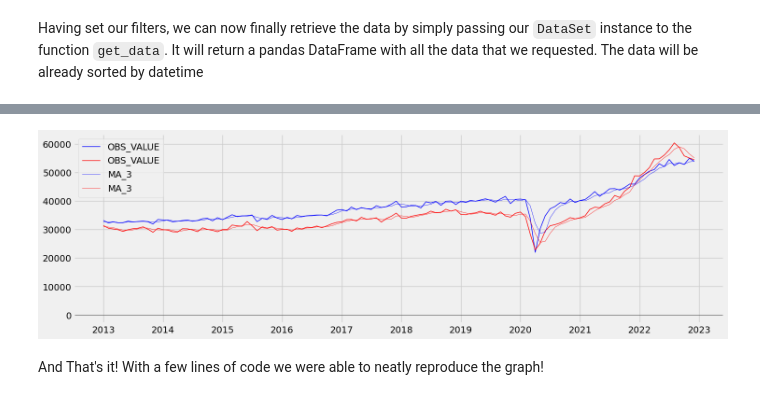
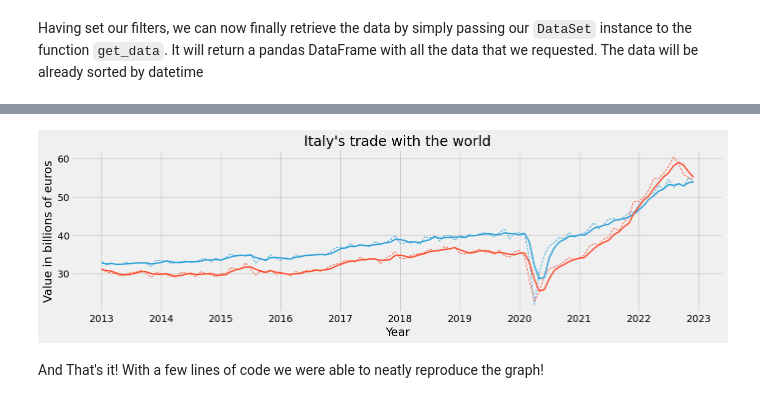
Before and after one commit to Attol8/istatapi, a Jupyter notebook: _examples/_International_Trade.ipynb, the cells around one changed output, grey strips where cells are left out. Cells and saved outputs as stored; diff of their text form; code cells hidden in the pictures.

```diff
--- a/_examples/_International_Trade.ipynb
+++ b/_examples/_International_Trade.ipynb
@@ -11,6 +11,8 @@ import pandas as pd
 # set matplotlib themes
 plt.style.use('fivethirtyeight')
 plt.rcParams['figure.figsize'] = [16, 5]
+#fiveThirtyEight palette
+colors = ['#30a2da', '#fc4f30', '#e5ae38', '#6d904f', '#8b8b8b']
 # %% [markdown]
 The graph we are trying to reproduce is about imports and exports. With `istatapi` we can search through all the available datasets by simply using the following function:
 # %%
@@ -84,45 +86,56 @@ trade_df["TIPO_DATO"] = trade_df["TIPO_DATO"].replace(
 # %%
 # Plot the data
 after_2013 = trade_df["TIME_PERIOD"] >= "2013"
 is_ESAV = trade_df["TIPO_DATO"] == "Exports"
 is_ISAV = trade_df["TIPO_DATO"] == "Imports"
 
-exports = trade_df[is_ESAV & after_2013].rename(columns={"OBS_VALUE": "Exports", "MA_3": "MA_3_Export"})
-imports = trade_df[is_ISAV & after_2013].rename(columns={"OBS_VALUE": "Imports", "MA_3": "MA_3_Import"})
+exports = trade_df[is_ESAV & after_2013].rename(columns={"OBS_VALUE": "Exports", "MA_3": "Exports - three months moving average"})
+imports = trade_df[is_ISAV & after_2013].rename(columns={"OBS_VALUE": "Imports", "MA_3": "Imports - three months moving average"})
 
 plt.plot(
     "TIME_PERIOD",
-    "OBS_VALUE",
+    "Exports",
     data=exports,
     marker="",
+    linestyle="dashed",
+    color = colors[0],
     linewidth=1
 )
 plt.plot(
     "TIME_PERIOD",
-    "OBS_VALUE",
+    "Imports",
     data=imports,
     marker="",
+    linestyle="dashed",
+    color = colors[1],
     linewidth=1
 )
 plt.plot(
     "TIME_PERIOD",
-    "MA_3",
+    "Exports - three months moving average",
     data=exports,
-    marker="",
-    linewidth=0.5
+    color = colors[0],
+    linewidth=2
 )
 plt.plot(
     "TIME_PERIOD",
-    "MA_3",
+    "Imports - three months moving average",
     data=imports,
     marker="",
-    linewidth=0.5
+    color = colors[1],
+    linewidth=2
 )
 
-plt.axhline(y=100, color="black", linewidth=0.5, linestyle="-")
-plt.legend()
-plt.rcParams["figure.figsize"] = (15, 4)
+# add a title
+plt.title("Italy's trade with the world")
+
+# add a label to the x axis
+plt.xlabel("Year")
+
+# turn y scale from millions to billions (divide by a 1000), and add a label
+plt.ylabel("Value in billions of euros")
+plt.gca().yaxis.set_major_formatter(plt.FuncFormatter(lambda x, loc: "{:,}".format(int(x/1000))))
 # %% [output]
-[figure, old version]
+[figure, new version]
 # %% [markdown]
 And That's it! With a few lines of code we were able to neatly reproduce the graph!
```
Also changed, not shown: 1 other file.
